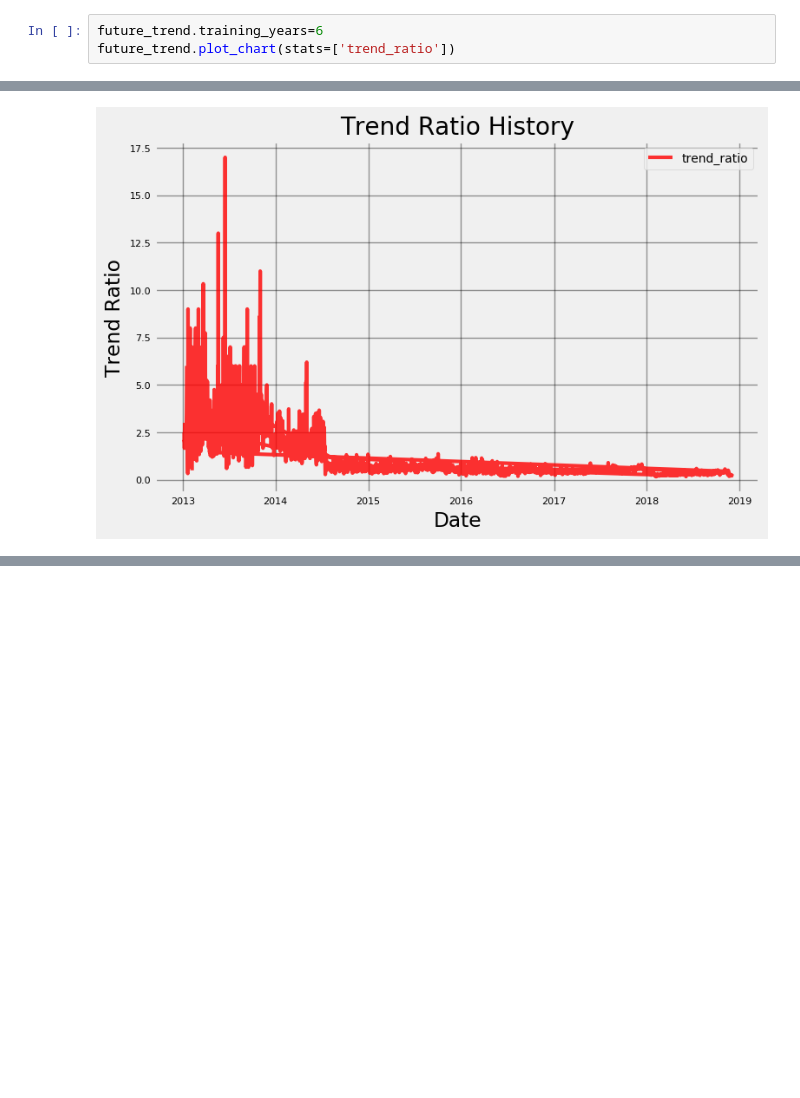
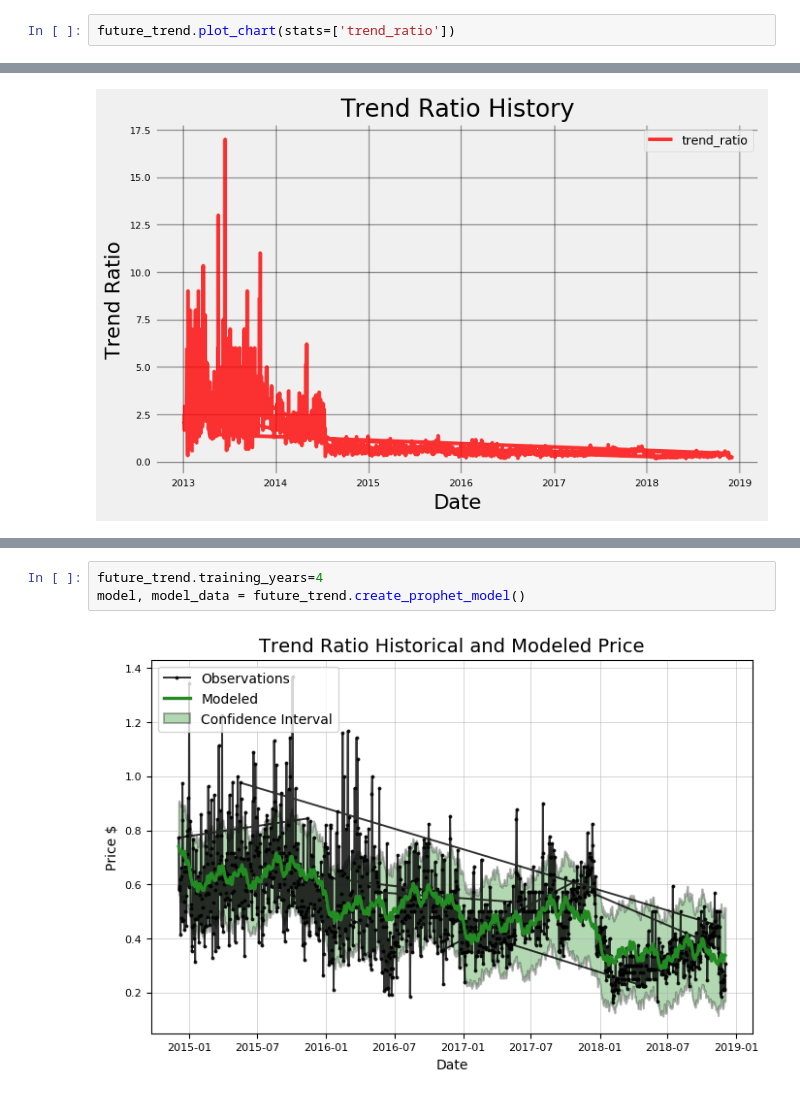
Before and after one commit to lauramayol/crypto_signal, a Jupyter notebook: crypto_signal/Trend Prediction.ipynb, the cells around one changed output, grey strips where cells are left out. Drawn from its saved outputs; the diff is of its cells as text; blank space fills up the shorter version.

Commit message:
feat: applying fbprophet to trend data

```diff
--- a/crypto_signal/Trend Prediction.ipynb
+++ b/crypto_signal/Trend Prediction.ipynb
@@ -56,5 +62,4 @@ Prophet Initialized. Data covers 2013-01-01 to 2018-12-02.
 # %%
-future_trend.training_years=6
 future_trend.plot_chart(stats=['trend_ratio'])
 # %% [output]
 Maximum trend_ratio = 17.00 on 2013-06-17.
@@ -74,0 +73,5 @@ Current buy_bitcoin = 15.00 on 2018-12-02.
+# %%
+future_trend.training_years=4
+model, model_data = future_trend.create_prophet_model()
+# %% [output]
+[figure, added]
```
Also changed, not shown: parts of 28 cells of this notebook, 1 other file.
